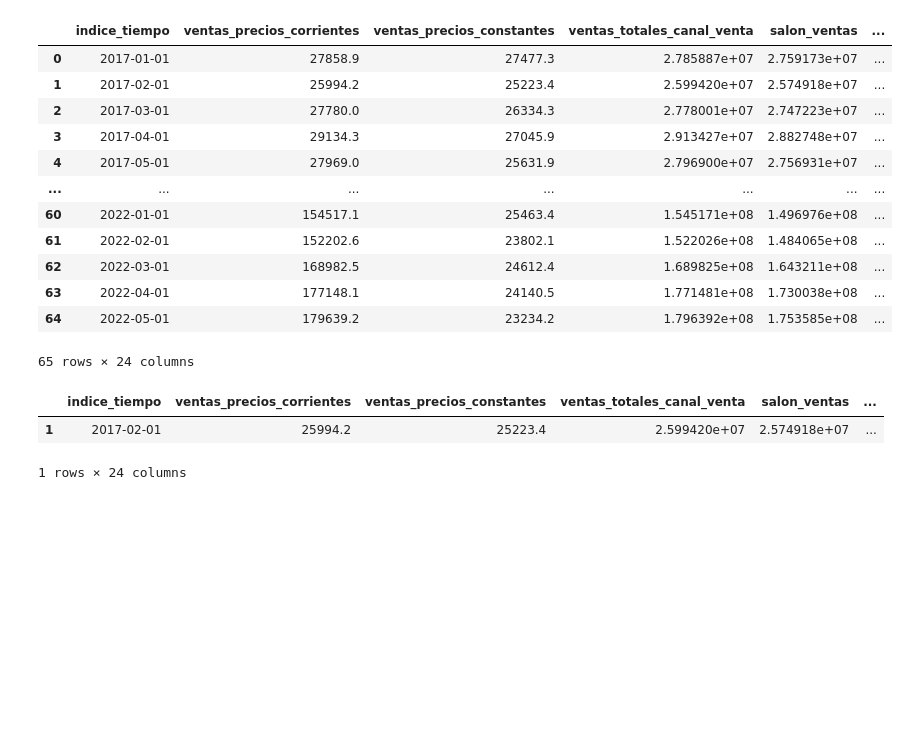
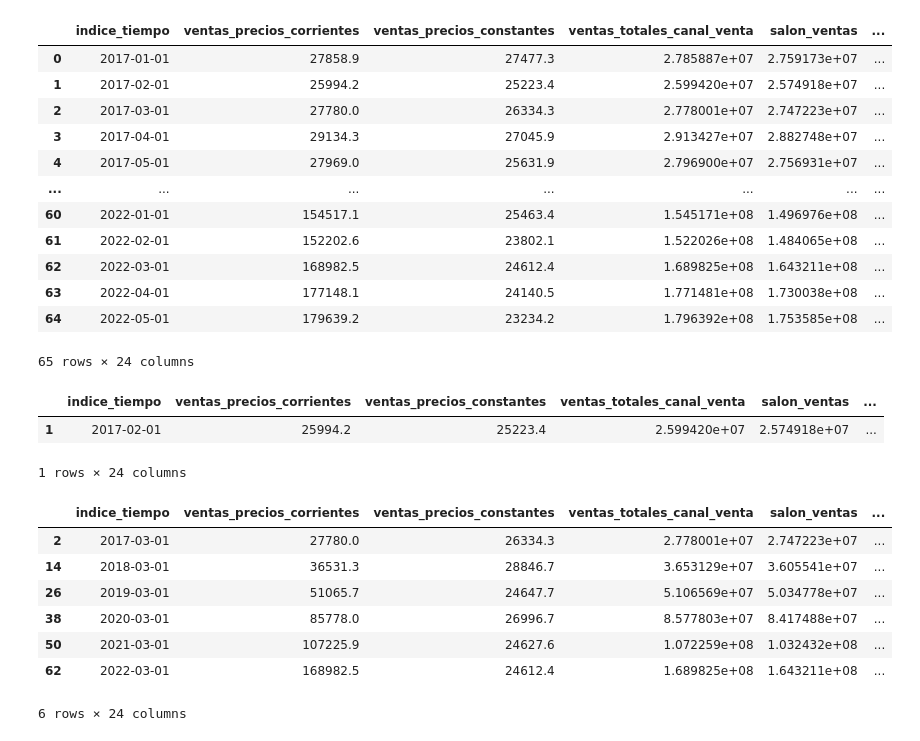
Before and after one commit to rodrigoruizteodoro/Reto_1, a Jupyter notebook: Extracción de datos.ipynb, the cells around one changed output. Cells and saved outputs as stored; diff of their text form; code cells hidden in the pictures; blank space fills up the shorter version.

Commit message:
Filtro 2

```diff
--- a/Extracción de datos.ipynb
+++ b/Extracción de datos.ipynb
@@ -68,3 +68,18 @@ f1
 |  | indice_tiempo | ventas_precios_corrientes | ventas_precios_constantes | ventas_totales_canal_venta | salon_ventas | ... |
 | 1 | 2017-02-01 | 25994.2 | 25223.4 | 2.599420e+07 | 2.574918e+07 | ... |
 1 rows × 24 columns
+# %%
+#Este segundo filtro nos muestra los datos
+#del tercer mes de cada año dentro de la base datos
+#Estos datos se encuentran ubicados en filas no consecutivas
+f2=df.iloc[[2,14,26,38,50,62],:]
+f2
+# %% [output]
+|  | indice_tiempo | ventas_precios_corrientes | ventas_precios_constantes | ventas_totales_canal_venta | salon_ventas | ... |
+| 2 | 2017-03-01 | 27780.0 | 26334.3 | 2.778001e+07 | 2.747223e+07 | ... |
+| 14 | 2018-03-01 | 36531.3 | 28846.7 | 3.653129e+07 | 3.605541e+07 | ... |
+| 26 | 2019-03-01 | 51065.7 | 24647.7 | 5.106569e+07 | 5.034778e+07 | ... |
+| 38 | 2020-03-01 | 85778.0 | 26996.7 | 8.577803e+07 | 8.417488e+07 | ... |
+| 50 | 2021-03-01 | 107225.9 | 24627.6 | 1.072259e+08 | 1.032432e+08 | ... |
+| 62 | 2022-03-01 | 168982.5 | 24612.4 | 1.689825e+08 | 1.643211e+08 | ... |
+6 rows × 24 columns
```
